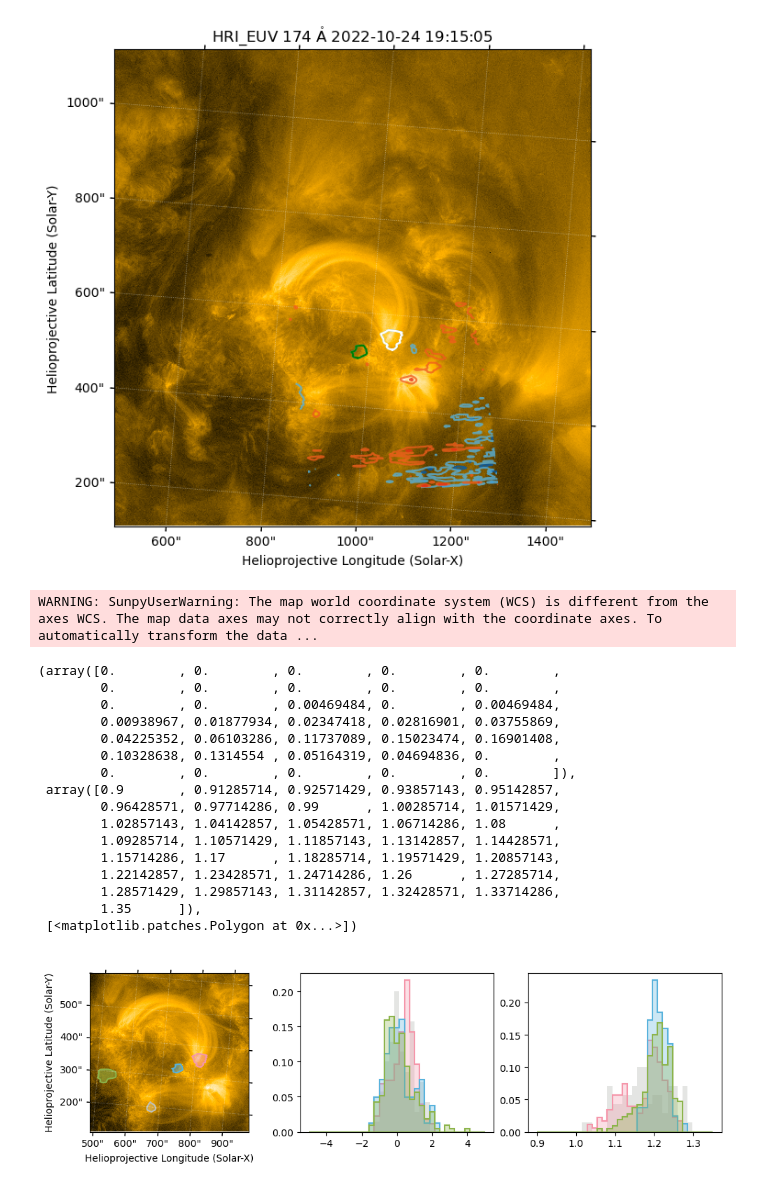
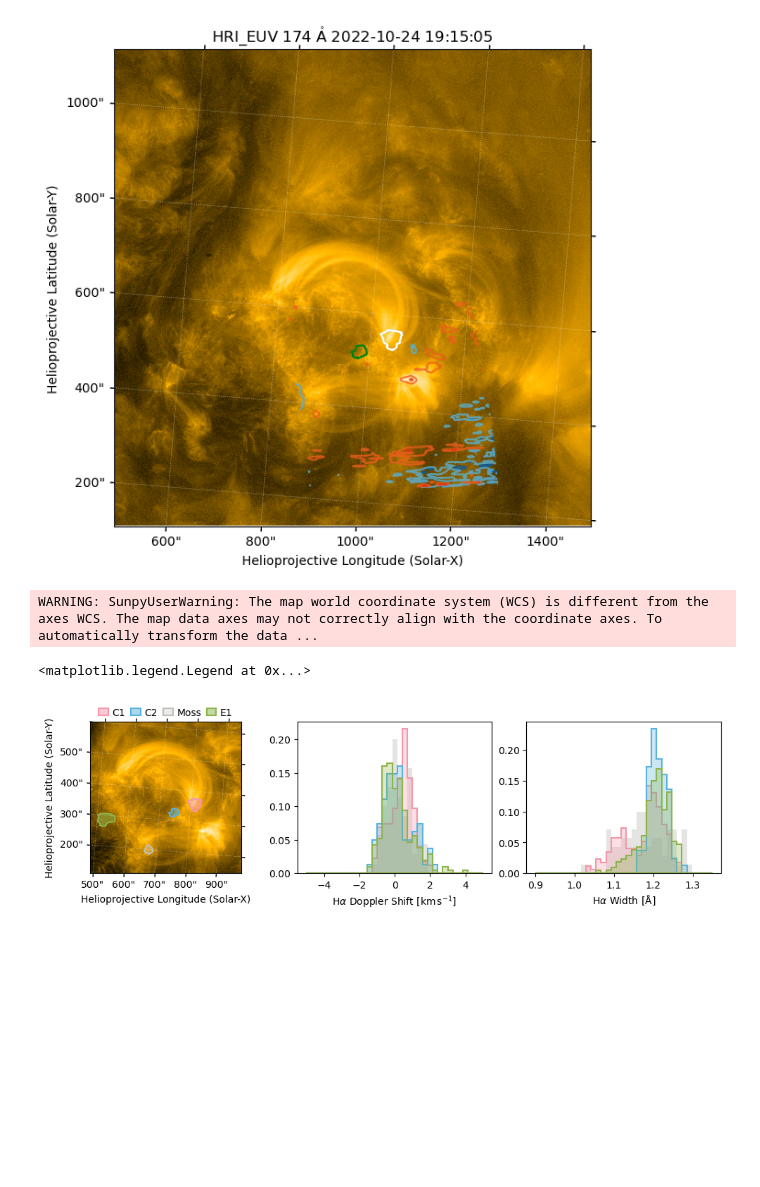
Before and after one commit to yjzhu-solar/EIS_DKIST_SolO, a Jupyter notebook: ipynb/chase/chase_statistics.ipynb, the cells around one changed output. Drawn from its saved outputs; the diff is of its cells as text; code cells hidden in the pictures; blank space fills up the shorter version.

```diff
--- a/ipynb/chase/chase_statistics.ipynb
+++ b/ipynb/chase/chase_statistics.ipynb
@@ -134,47 +134,39 @@ ax1.set_title(" ")
 
 ax2 = fig.add_subplot(132)
 
 ax2.hist(chase_halpha_doppler_moss,bins=35,range=(-5,5),facecolor=(189./255,192./255,186./255,0.4),label="Moss",lw=1.5,
         ls="-",histtype="stepfilled",weights=np.ones_like(chase_halpha_doppler_moss)/len(chase_halpha_doppler_moss))
 ax2.hist(chase_halpha_doppler_center_1,bins=35,range=(-5,5),facecolor=(245./255,150./255,170./255,0.3),label="C1",lw=1.5,
         ls="-",histtype="stepfilled",edgecolor=(245./255,150./255,170./255,1),
         weights=np.ones_like(chase_halpha_doppler_center_1)/len(chase_halpha_doppler_center_1))
 ax2.hist(chase_halpha_doppler_center_2,bins=35,range=(-5,5),facecolor=(88./255,178./255,220./255,0.3),label="C2",lw=1.5,
         ls="-",histtype="stepfilled",edgecolor=(88./255,178./255,220./255,1),
         weights=np.ones_like(chase_halpha_doppler_center_2)/len(chase_halpha_doppler_center_2))
 ax2.hist(chase_halpha_doppler_east_1,bins=35,range=(-5,5),facecolor=(140./255,180./255,75./255,0.3),label="E1",lw=1.5,
         ls="-",histtype="stepfilled",edgecolor=(140./255,180./255,75./255,1),
         weights=np.ones_like(chase_halpha_doppler_east_1)/len(chase_halpha_doppler_east_1))
 
+ax2.set_xlabel(r"H$\alpha$ Doppler Shift $[{\rm km\,s^{-1}}]$")
+
 ax3 = fig.add_subplot(133)
 
 ax3.hist(chase_halpha_line_width_moss,bins=35,range=(0.9,1.35),facecolor=(189./255,192./255,186./255,0.4),label="Moss",lw=1.5,
         ls="-",histtype="stepfilled",weights=np.ones_like(chase_halpha_line_width_moss)/len(chase_halpha_line_width_moss))
 ax3.hist(chase_halpha_line_width_center_1,bins=35,range=(0.9,1.35),facecolor=(245./255,150./255,170./255,0.3),label="C1",lw=1.5,
         ls="-",histtype="stepfilled",edgecolor=(245./255,150./255,170./255,1),
         weights=np.ones_like(chase_halpha_line_width_center_1)/len(chase_halpha_line_width_center_1))
 ax3.hist(chase_halpha_line_width_center_2,bins=35,range=(0.9,1.35),facecolor=(88./255,178./255,220./255,0.3),label="C2",lw=1.5,
         ls="-",histtype="stepfilled",edgecolor=(88./255,178./255,220./255,1),
         weights=np.ones_like(chase_halpha_line_width_center_2)/len(chase_halpha_line_width_center_2))
 ax3.hist(chase_halpha_line_width_east_1,bins=35,range=(0.9,1.35),facecolor=(140./255,180./255,75./255,0.3),label="E1",lw=1.5,
         ls="-",histtype="stepfilled",edgecolor=(140./255,180./255,75./255,1),
         weights=np.ones_like(chase_halpha_line_width_east_1)/len(chase_halpha_line_width_east_1))
+
+ax3.set_xlabel(r"H$\alpha$ Width $[{\rm \AA}]$")
+
+ax1.legend(bbox_to_anchor=(0.,1.05,1,0.1),ncol=4,mode="expand",handletextpad=0.4,
+            handlelength=1,frameon=False)
 # %% [output]
 WARNING: SunpyUserWarning: The map world coordinate system (WCS) is different from the axes WCS. The map data axes may not correctly align with the coordinate axes. To automatically transform the data ...
-(array([0.        , 0.        , 0.        , 0.        , 0.        ,
-        0.        , 0.        , 0.        , 0.        , 0.        ,
-        0.        , 0.        , 0.00469484, 0.        , 0.00469484,
-        0.00938967, 0.01877934, 0.02347418, 0.02816901, 0.03755869,
-        0.04225352, 0.06103286, 0.11737089, 0.15023474, 0.16901408,
-        0.10328638, 0.1314554 , 0.05164319, 0.04694836, 0.        ,
-        0.        , 0.        , 0.        , 0.        , 0.        ]),
- array([0.9       , 0.91285714, 0.92571429, 0.93857143, 0.95142857,
-        0.96428571, 0.97714286, 0.99      , 1.00285714, 1.01571429,
-        1.02857143, 1.04142857, 1.05428571, 1.06714286, 1.08      ,
-        1.09285714, 1.10571429, 1.11857143, 1.13142857, 1.14428571,
-        1.15714286, 1.17      , 1.18285714, 1.19571429, 1.20857143,
-        1.22142857, 1.23428571, 1.24714286, 1.26      , 1.27285714,
-        1.28571429, 1.29857143, 1.31142857, 1.32428571, 1.33714286,
-        1.35      ]),
- [<matplotlib.patches.Polygon at 0x...>])
+<matplotlib.legend.Legend at 0x...>
-[figure, old version]
+[figure, new version]
```
Also changed, not shown: 13 other files.
